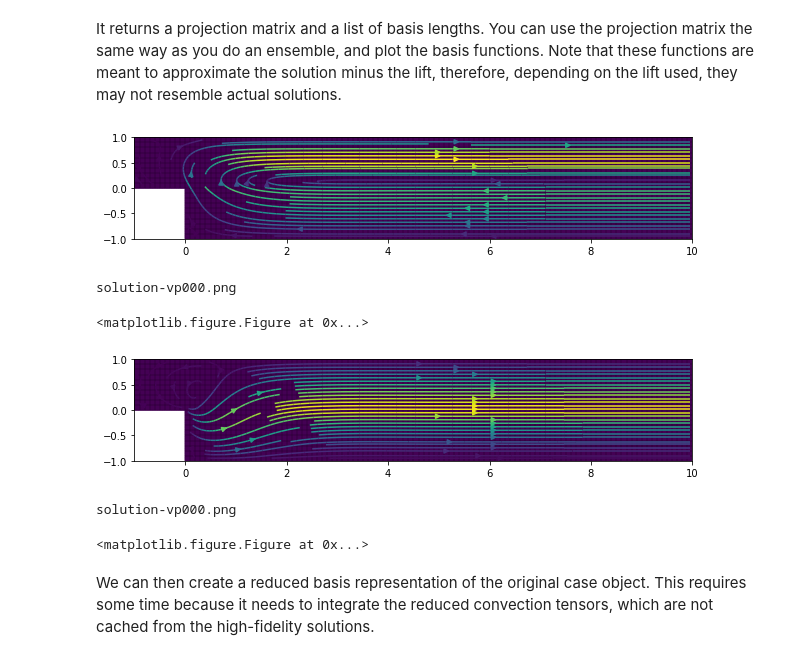
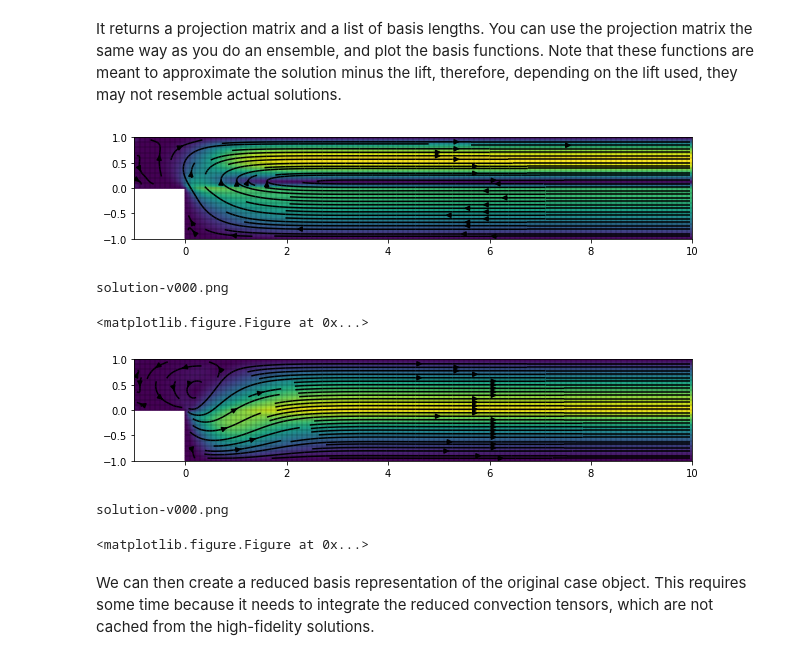
Before and after one commit to TheBB/rom, a Jupyter notebook: notebooks/backstep-stokes.ipynb, the cells around one changed output. Drawn from its saved outputs; the diff is of its cells as text; code cells hidden in the pictures.

Commit message:
Update notebook: don’t plot pressure of v-bfuns

```diff
--- a/notebooks/backstep-stokes.ipynb
+++ b/notebooks/backstep-stokes.ipynb
@@ -135,16 +135,16 @@ p: 14 modes suffice for 7.25e-07 error (threshold 1.00e-06)
 # %% [markdown]
 It returns a projection matrix and a list of basis lengths. You can use the projection matrix the same way as you do an ensemble, and plot the basis functions. Note that these functions are meant to approximate the solution minus the lift, therefore, depending on the lift used, they may not resemble actual solutions.
 # %%
-plots(case, case.parameter(), projection[0], fields='vp', lift=False, show=True, figsize=(10,3))
+plots(case, case.parameter(), projection[0], fields='v', lift=False, show=True, figsize=(10,3))
 # %% [output]
-[figure, old version]
+[figure, new version]
-solution-vp000.png
+solution-v000.png
 <matplotlib.figure.Figure at 0x...>
 # %%
-plots(case, case.parameter(), projection[1], fields='vp', lift=False, show=True, figsize=(10,3))
+plots(case, case.parameter(), projection[1], fields='v', lift=False, show=True, figsize=(10,3))
 # %% [output]
-[figure, old version]
+[figure, new version]
-solution-vp000.png
+solution-v000.png
 <matplotlib.figure.Figure at 0x...>
 # %% [markdown]
 We can then create a reduced basis representation of the original case object. This requires some time because it needs to integrate the reduced convection tensors, which are not cached from the high-fidelity solutions.
```
